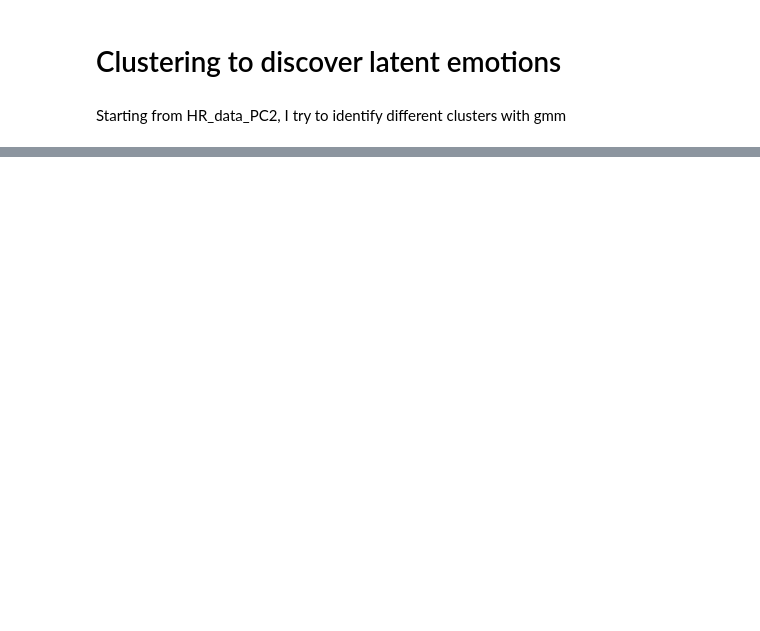
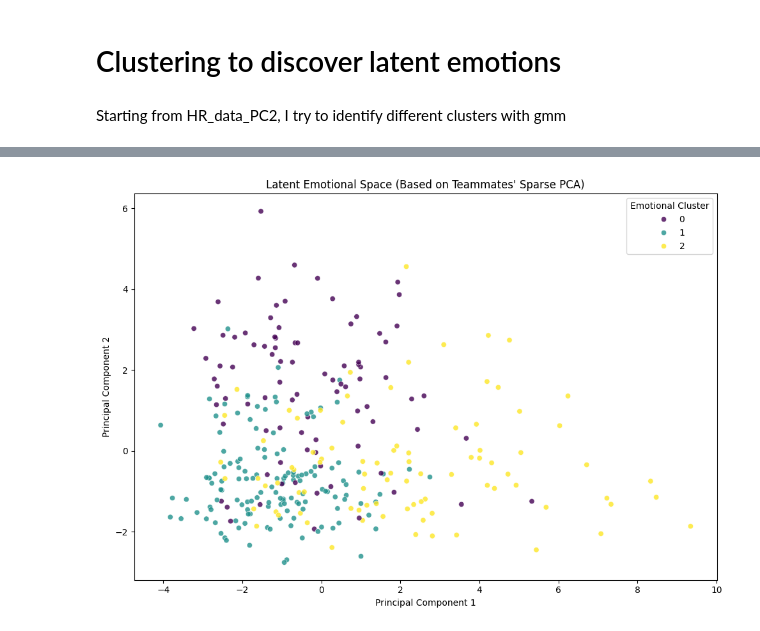
Before and after one commit to bodvarsdottirkristin/cda-case-2, a Jupyter notebook: clustering/Latent_clustering.ipynb, the cells around one changed output, grey strips where cells are left out. Saved outputs shown, nothing was run; the diff lists cells and outputs as text; code cells hidden in the pictures; blank space fills up the shorter version.

```diff
--- a/clustering/Latent_clustering.ipynb
+++ b/clustering/Latent_clustering.ipynb
@@ -92,0 +95,93 @@ We can imagine it to be
+# %%
+import pandas as pd
+import numpy as np
+import umap
+import matplotlib.pyplot as plt
+import seaborn as sns
+from sklearn.mixture import GaussianMixture
+import os
+from pathlib import Path
+
+# --- CONFIGURATION ---
+base_path = Path(os.getcwd()).resolve().parents[0]
+pca_data_path = base_path / 'data' / 'processed' / 'HR_data_PCA2.csv'
+raw_data_path = base_path / 'data' / 'processed' / 'HR_data_2.csv'
+
+df_pca = pd.read_csv(pca_data_path)
+df_raw = pd.read_csv(raw_data_path)
+
+# 1. Identify the Principal Components
+pc_cols = [c for c in df_pca.columns if c.startswith('PC')]
+
+# 2. GMM CLUSTERING
+# We look for 3 latent emotional profiles (K=3)
+gmm = GaussianMixture(n_components=3, random_state=42)
+df_pca['Emotional_Cluster'] = gmm.fit_predict(df_pca[pc_cols])
+
+# 3. PSYCHOLOGICAL INTERPRETATION
+df_raw['Emotional_Cluster'] = df_pca['Emotional_Cluster']
+
+questionnaire_cols = [
+    'Frustrated', 'upset', 'hostile', 'alert', 'ashamed', 'inspired',
+    'nervous', 'attentive', 'afraid', 'active', 'determined'
+]
+
+emotional_profile = df_raw.groupby('Emotional_Cluster')[questionnaire_cols].mean()
+
+print("\n--- EMOTIONAL PROFILE PER CLUSTER (Mean Questionnaire Scores) ---")
+print(emotional_profile.T)
+
+# 4. VISUALIZATION
+plt.figure(figsize=(10, 7))
+sns.scatterplot(
+    x=df_pca['PC1'],
+    y=df_pca['PC2'],
+    hue=df_pca['Emotional_Cluster'],
+    palette='viridis',
+    alpha=0.8
+)
+plt.title('Latent Emotional Space (Based on Teammates\' Sparse PCA)')
+plt.xlabel('Principal Component 1')
+plt.ylabel('Principal Component 2')
+plt.legend(title='Emotional Cluster')
+plt.tight_layout()
+plt.show()
+
+# 5. METHODOLOGICAL VERIFICATION (Phases)
+print("\n--- Methodological Verification: Phase Distribution ---")
+print(pd.crosstab(df_pca['Phase'], df_pca['Emotional_Cluster']))
+
+# 6. ROLE VERIFICATION: Puzzlers vs Instructors (NEW!)
+# We check if active players or observers are more prone to certain emotions
+print("\n--- Role Verification: Who is in which Emotional State? ---")
+
+# Replace 1 and 0 with readable labels
+df_raw['Role_Label'] = df_raw['Puzzler'].replace({1: 'Puzzler (Active)', 0: 'Instructor (Observer)'})
+
+role_crosstab = pd.crosstab(df_raw['Role_Label'], df_raw['Emotional_Cluster'])
+print(role_crosstab)
+# --- ADVANCED STRATIFICATION: ROLE X PHASE X CLUSTER ---
+print("\n--- Advanced Stratification: Role & Phase vs Emotional Cluster ---")
+
+# Ensure we have the role label
+df_raw['Role_Label'] = df_raw['Puzzler'].replace({1: 'Puzzler (Active)', 0: 'Instructor (Observer)'})
+
+# Create a multi-index cross-tabulation
+# This will result in 6 rows (2 Roles * 3 Phases)
+multi_crosstab = pd.crosstab(
+    index=[df_raw['Role_Label'], df_raw['Phase']],
+    columns=df_pca['Emotional_Cluster'],
+    normalize='index' # Normalizing by row so you see the % distribution
+) * 100
+
+print(multi_crosstab.round(2))
+
+# Visualization: Heatmap
+plt.figure(figsize=(10, 6))
+sns.heatmap(multi_crosstab, annot=True, cmap='coolwarm', fmt='.1f', cbar_kws={'label': 'Percentage (%)'})
+plt.title('Distribution of Emotional Clusters by Role and Phase')
+plt.ylabel('Role & Phase')
+plt.xlabel('Emotional Cluster')
+plt.tight_layout()
+plt.show()
+# %% [output]
@@ -92,0 +201 @@ We can imagine it to be
+[figure, added]
```
Also changed, not shown: parts of 10 cells of this notebook.
